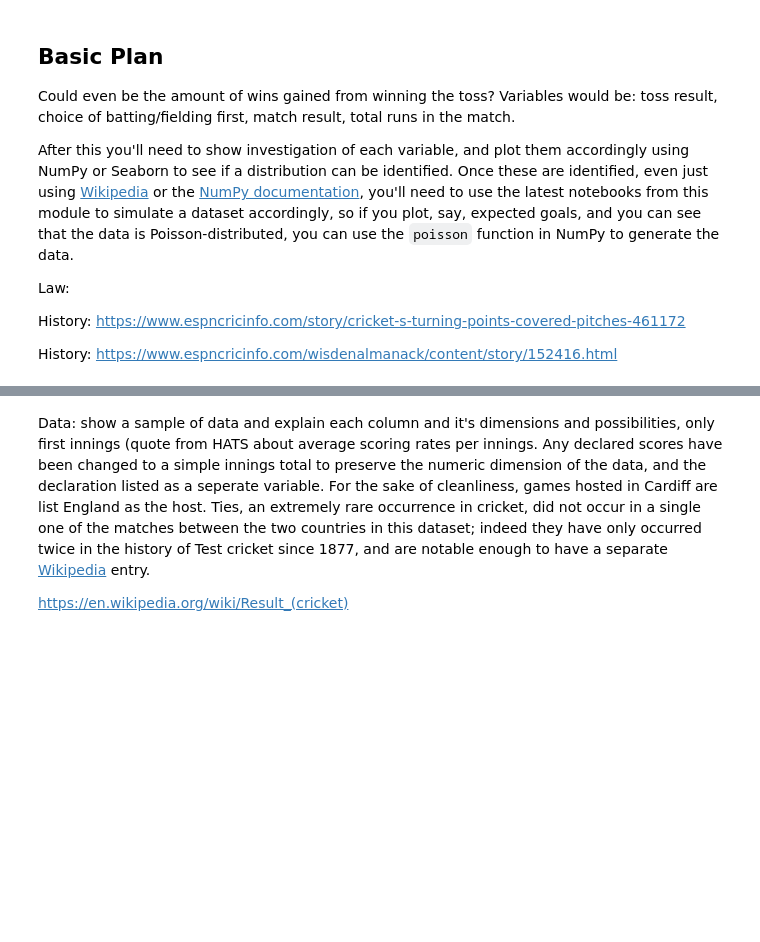
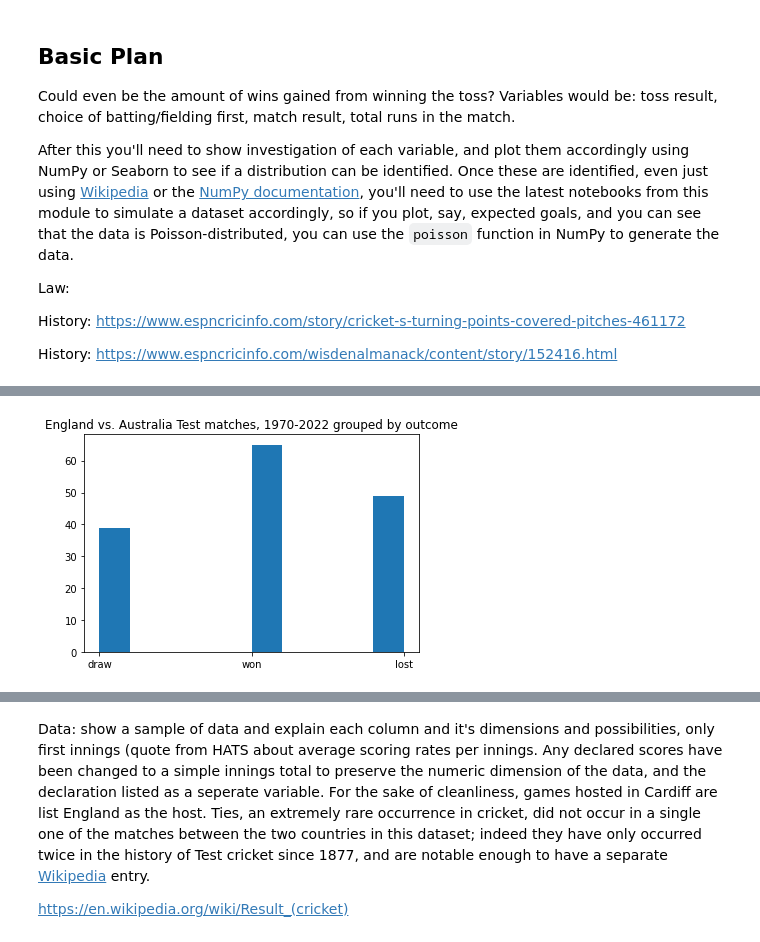
Before and after one commit to kiehozero/atu-progda-assignment, a Jupyter notebook: assignment.ipynb, the cells around one changed output, grey strips where cells are left out. Saved outputs shown, nothing was run; the diff lists cells and outputs as text; code cells hidden in the pictures; blank space fills up the shorter version.

```diff
--- a/assignment.ipynb
+++ b/assignment.ipynb
@@ -64,0 +65,6 @@ import sklearn as sk
+# %%
+plt.hist(ash['outcome'])
+plt.title("England vs. Australia Test matches, 1970-2022 grouped by outcome")
+plt.show()
+# %% [output]
+[figure, added]
```
Also changed, not shown: parts of 10 cells of this notebook, 2 other files.
